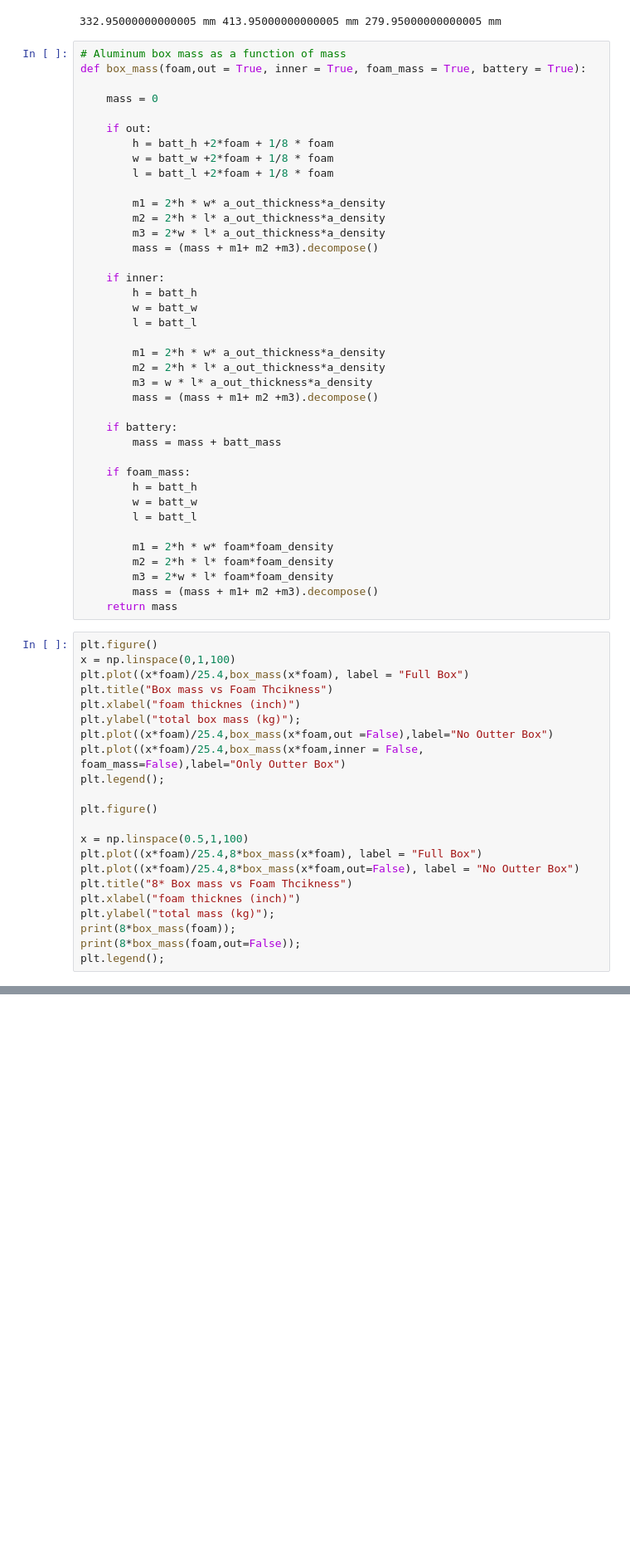
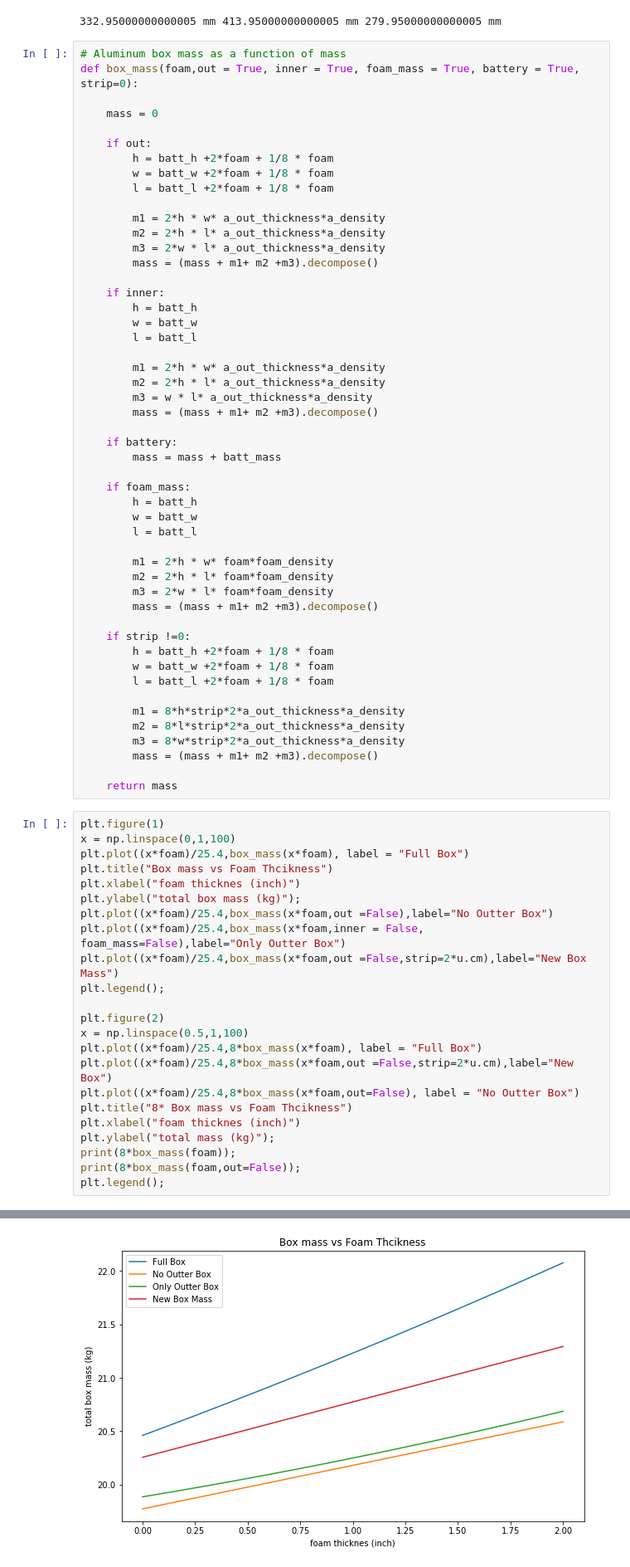
Before and after one commit to ShaabanM/Batteries, a Jupyter notebook: Telecon.ipynb, the cells around one changed output, grey strips where cells are left out. Shown at 83% size. Cells and saved outputs as stored; diff of their text form; blank space fills up the shorter version.

Commit message:
telecon notebook updated to include analysis of mass increase neaded to maintain moment of inertia. Updated box mass function to include a strip box option and updated mass plots accordingly

```diff
--- a/Telecon.ipynb
+++ b/Telecon.ipynb
@@ -125,7 +95,7 @@ print(box_h,box_l,box_w)
 332.95000000000005 mm 413.95000000000005 mm 279.95000000000005 mm
 # %%
 # Aluminum box mass as a function of mass
-def box_mass(foam,out = True, inner = True, foam_mass = True, battery = True):
+def box_mass(foam,out = True, inner = True, foam_mass = True, battery = True, strip=0):
 
     mass = 0
 
@@ -161,9 +131,20 @@ def box_mass(foam,out = True, inner = True, foam_mass = True, battery = True):
         m2 = 2*h * l* foam*foam_density
         m3 = 2*w * l* foam*foam_density
         mass = (mass + m1+ m2 +m3).decompose()
+
+    if strip !=0:
+        h = batt_h +2*foam + 1/8 * foam
+        w = batt_w +2*foam + 1/8 * foam
+        l = batt_l +2*foam + 1/8 * foam
+
+        m1 = 8*h*strip*2*a_out_thickness*a_density
+        m2 = 8*l*strip*2*a_out_thickness*a_density
+        m3 = 8*w*strip*2*a_out_thickness*a_density
+        mass = (mass + m1+ m2 +m3).decompose()
+
     return mass
 # %%
-plt.figure()
+plt.figure(1)
 x = np.linspace(0,1,100)
 plt.plot((x*foam)/25.4,box_mass(x*foam), label = "Full Box")
 plt.title("Box mass vs Foam Thcikness")
@@ -171,12 +152,13 @@ plt.xlabel("foam thicknes (inch)")
 plt.ylabel("total box mass (kg)");
 plt.plot((x*foam)/25.4,box_mass(x*foam,out =False),label="No Outter Box")
 plt.plot((x*foam)/25.4,box_mass(x*foam,inner = False, foam_mass=False),label="Only Outter Box")
+plt.plot((x*foam)/25.4,box_mass(x*foam,out =False,strip=2*u.cm),label="New Box Mass")
 plt.legend();
 
-plt.figure()
-
+plt.figure(2)
 x = np.linspace(0.5,1,100)
 plt.plot((x*foam)/25.4,8*box_mass(x*foam), label = "Full Box")
+plt.plot((x*foam)/25.4,8*box_mass(x*foam,out =False,strip=2*u.cm),label="New Box")
 plt.plot((x*foam)/25.4,8*box_mass(x*foam,out=False), label = "No Outter Box")
 plt.title("8* Box mass vs Foam Thcikness")
 plt.xlabel("foam thicknes (inch)")
@@ -191,0 +172 @@ FigureCanvasNbAgg()
+[figure, added]
```
Also changed, not shown: parts of 8 cells of this notebook.
